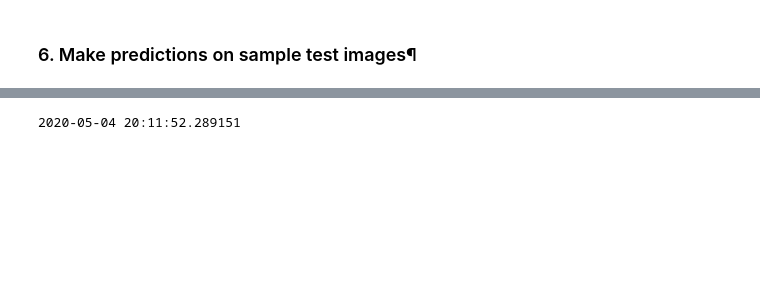
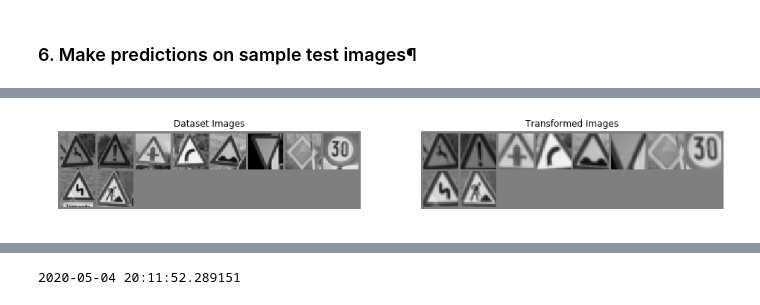
Before and after one commit to j99nowicki/ml_road_signs, a Jupyter notebook: 6 Inference on cpu.ipynb, the cells around one changed output, grey strips where cells are left out. Drawn from its saved outputs; the diff is of its cells as text; code cells hidden in the pictures; blank space fills up the shorter version.

```diff
--- a/6 Inference on cpu.ipynb
+++ b/6 Inference on cpu.ipynb
@@ -353,0 +386,36 @@ for i, img in enumerate(img_list):
+# %%
+
+def convert_image_np(inp):
+    """Convert a Tensor to numpy image."""
+    inp = inp.numpy().transpose((1, 2, 0))
+    mean = np.array([0.485, 0.456, 0.406])
+    std = np.array([0.229, 0.224, 0.225])
+    mean = np.array([0.5])
+    std = np.array([0.5])
+    inp = std * inp + mean
+    inp = np.clip(inp, 0, 1)
+    return inp
+
+def visualize_stn(data):
+    with torch.no_grad():
+        input_tensor = data.cpu()
+        transformed_tensor = model.stn(data).cpu()
+        input_grid = convert_image_np(make_grid(input_tensor))
+        transformed_grid = convert_image_np(make_grid(transformed_tensor))
+
+        # Plot the results side-by-side
+        fig, ax = plt.subplots(1, 2)
+        fig.set_size_inches((16, 16))
+        ax[0].imshow(input_grid)
+        ax[0].set_title('Dataset Images')
+        ax[0].axis('off')
+
+        ax[1].imshow(transformed_grid)
+        ax[1].set_title('Transformed Images')
+        ax[1].axis('off')
+
+data = torch.stack([data_transform_test(img).to(device)
+                                for img in img_list])
+visualize_stn(data)
+# %% [output]
+[figure, added]
```
Also changed, not shown: parts of 12 cells of this notebook, 12 other files.
